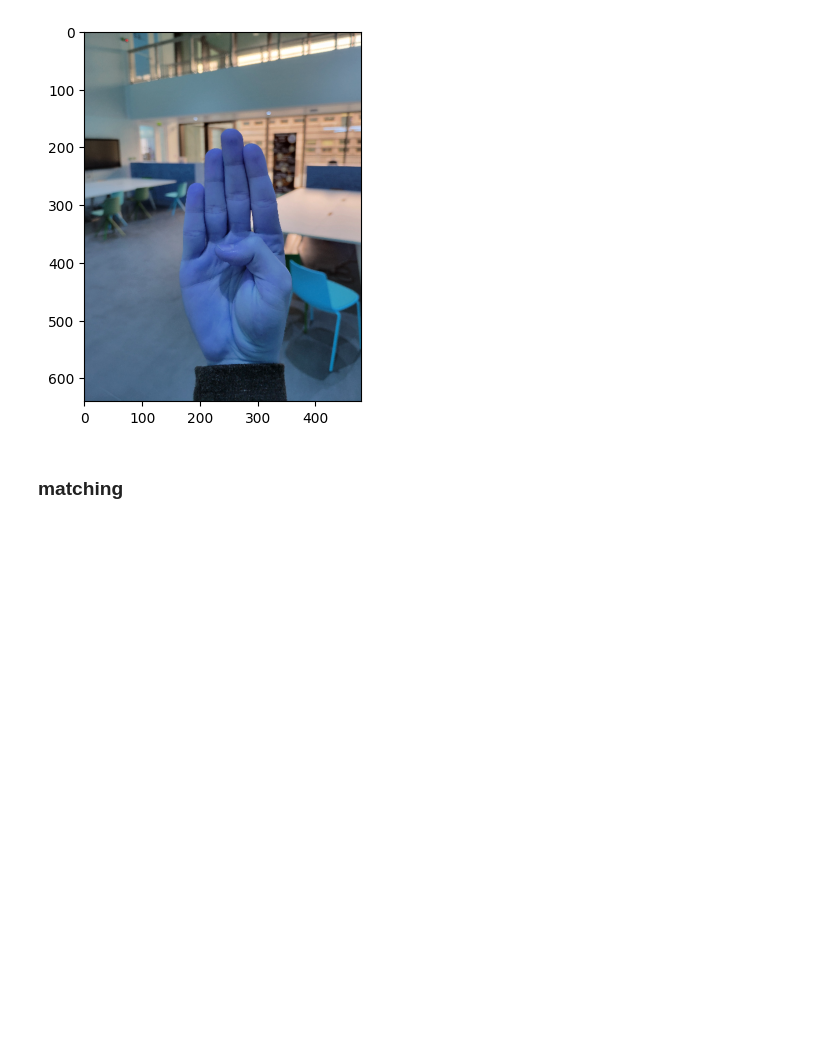
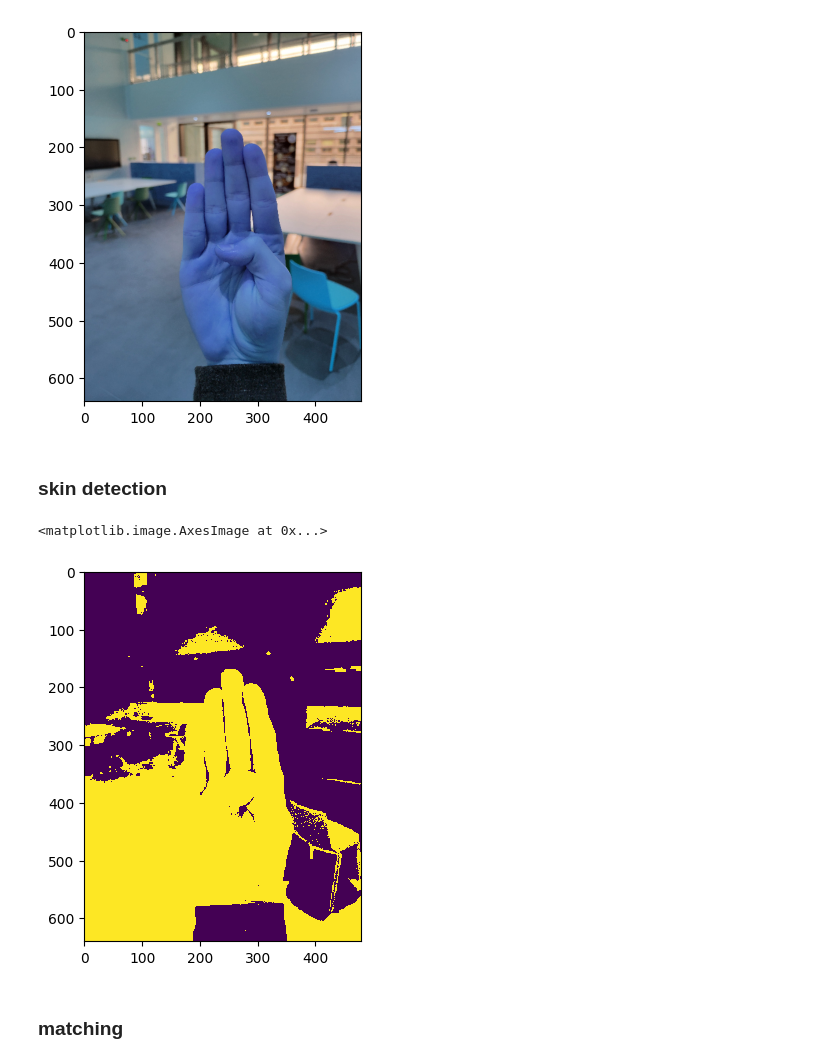
Before and after one commit to MatthiasPicard/projet-vision-cs, a Jupyter notebook: test_segmentation.ipynb, the cells around one changed output. Drawn from its saved outputs; the diff is of its cells as text; code cells hidden in the pictures; blank space fills up the shorter version.

```diff
--- a/test_segmentation.ipynb
+++ b/test_segmentation.ipynb
@@ -73,6 +73,40 @@ plt.imshow(resized_image)
 # %% [output]
 <matplotlib.image.AxesImage at 0x...>
 [figure]
+# %% [markdown]
+### skin detection
+# %%
+# Approche classique avec parcours de l'image
+def isSkin(pixel):
+    b = pixel[0]
+    g = pixel[1]
+    r = pixel[2]
+    c1 = r > 95
+    c2 = g > 40
+    c3 = b > 20
+    c4 = max(pixel) - min(pixel) > 15
+    c4 = abs(int(r) - int(g)) > 15
+    c5 = r > g
+    c6 = r > b
+    isSkin = c1 and c2 and c3 and c4 and c5 and c6
+    return isSkin
+
+
+def createSkinMask(img):
+    height, width = img.shape[:2]
+    mask = np.zeros((height, width), np.uint8)
+    for i in range(height):
+        for j in range(width):
+            if isSkin(img[i][j]):
+                mask[i][j] = 255
+    return mask
+
+
+skinMask = createSkinMask(resized_image)
+plt.imshow(skinMask, interpolation="nearest")
+# %% [output]
+<matplotlib.image.AxesImage at 0x...>
+[figure, added]
 # %% [markdown]
 ### matching
 # %%
```
Also changed, not shown: parts of 5 cells of this notebook.
